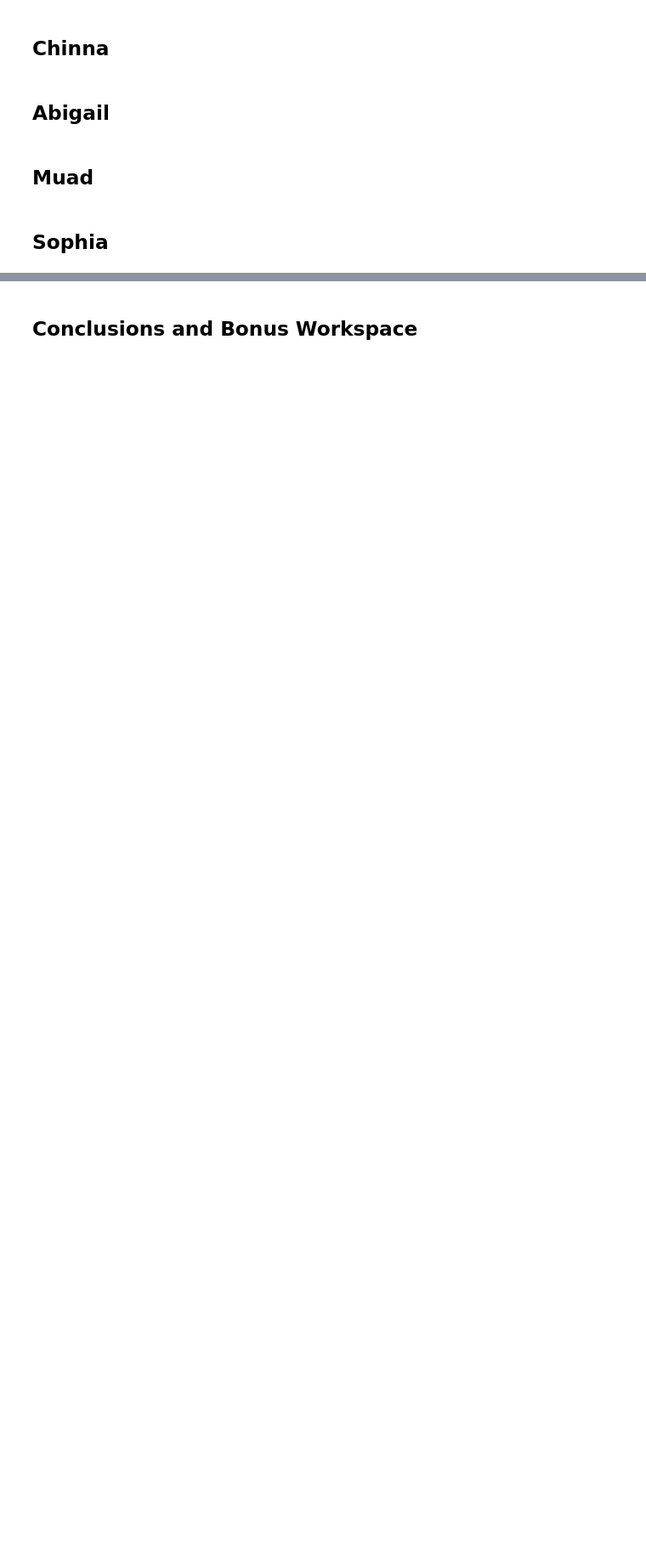
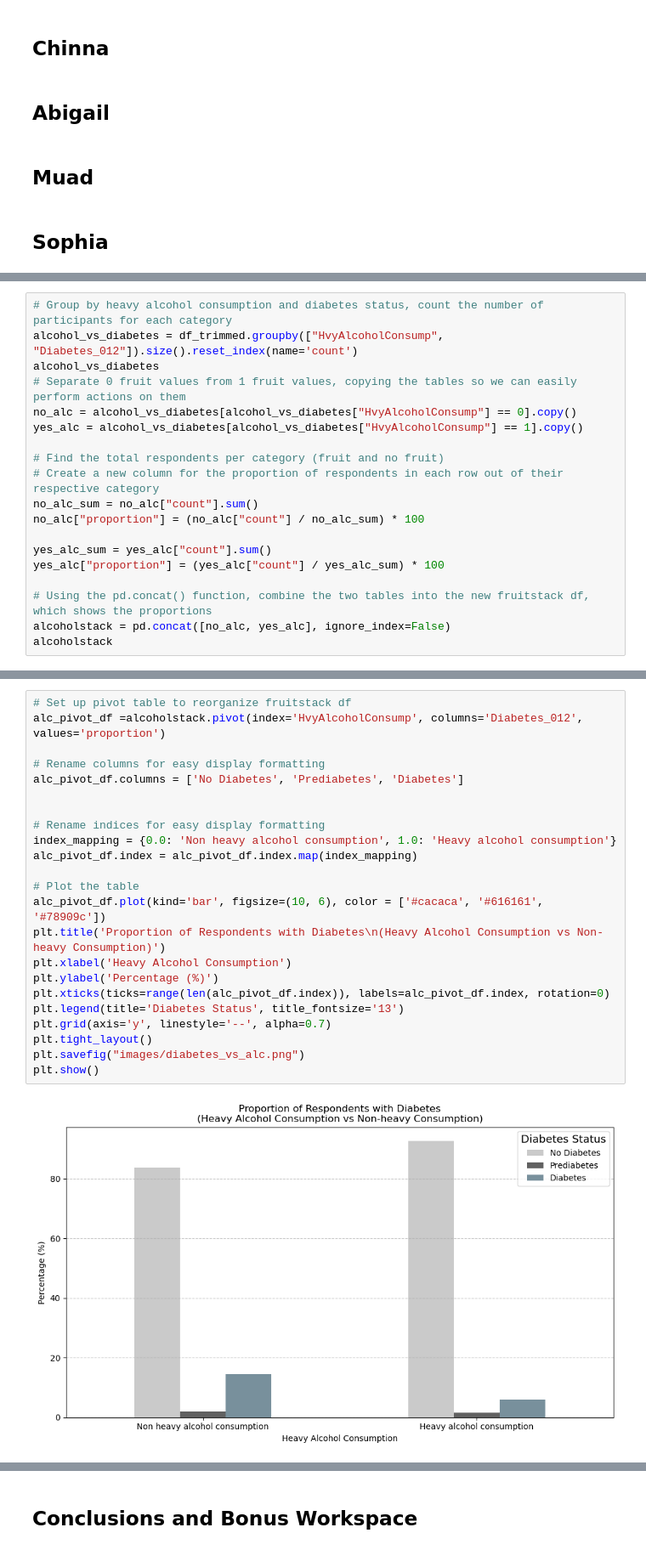
Before and after one commit to williamlevine/project-one, a Jupyter notebook: main_notebook.ipynb, the cells around one changed output, grey strips where cells are left out. Shown: that part at 85% size. Cells and saved outputs as stored; diff of their text form; blank space fills up the shorter version.

Commit message:
updating code with current charts

```diff
--- a/main_notebook.ipynb
+++ b/main_notebook.ipynb
@@ -68,0 +117,19 @@ plt.show()
+# %%
+# Group by heavy alcohol consumption and diabetes status, count the number of participants for each category
+alcohol_vs_diabetes = df_trimmed.groupby(["HvyAlcoholConsump", "Diabetes_012"]).size().reset_index(name='count')
+alcohol_vs_diabetes
+# Separate 0 fruit values from 1 fruit values, copying the tables so we can easily perform actions on them
+no_alc = alcohol_vs_diabetes[alcohol_vs_diabetes["HvyAlcoholConsump"] == 0].copy()
+yes_alc = alcohol_vs_diabetes[alcohol_vs_diabetes["HvyAlcoholConsump"] == 1].copy()
+
+# Find the total respondents per category (fruit and no fruit)
+# Create a new column for the proportion of respondents in each row out of their respective category
+no_alc_sum = no_alc["count"].sum()
+no_alc["proportion"] = (no_alc["count"] / no_alc_sum) * 100
+
+yes_alc_sum = yes_alc["count"].sum()
+yes_alc["proportion"] = (yes_alc["count"] / yes_alc_sum) * 100
+
+# Using the pd.concat() function, combine the two tables into the new fruitstack df, which shows the proportions
+alcoholstack = pd.concat([no_alc, yes_alc], ignore_index=False)
+alcoholstack
@@ -68,0 +144,25 @@ plt.show()
+# %%
+# Set up pivot table to reorganize fruitstack df
+alc_pivot_df =alcoholstack.pivot(index='HvyAlcoholConsump', columns='Diabetes_012', values='proportion')
+
+# Rename columns for easy display formatting
+alc_pivot_df.columns = ['No Diabetes', 'Prediabetes', 'Diabetes']
+
+
+# Rename indices for easy display formatting
+index_mapping = {0.0: 'Non heavy alcohol consumption', 1.0: 'Heavy alcohol consumption'}
+alc_pivot_df.index = alc_pivot_df.index.map(index_mapping)
+
+# Plot the table
+alc_pivot_df.plot(kind='bar', figsize=(10, 6), color = ['#cacaca', '#616161', '#78909c'])
+plt.title('Proportion of Respondents with Diabetes\n(Heavy Alcohol Consumption vs Non-heavy Consumption)')
+plt.xlabel('Heavy Alcohol Consumption')
+plt.ylabel('Percentage (%)')
+plt.xticks(ticks=range(len(alc_pivot_df.index)), labels=alc_pivot_df.index, rotation=0)
+plt.legend(title='Diabetes Status', title_fontsize='13')
+plt.grid(axis='y', linestyle='--', alpha=0.7)
+plt.tight_layout()
+plt.savefig("images/diabetes_vs_alc.png")
+plt.show()
+# %% [output]
+[figure, added]
```
Also changed, not shown: parts of 18 cells of this notebook.
